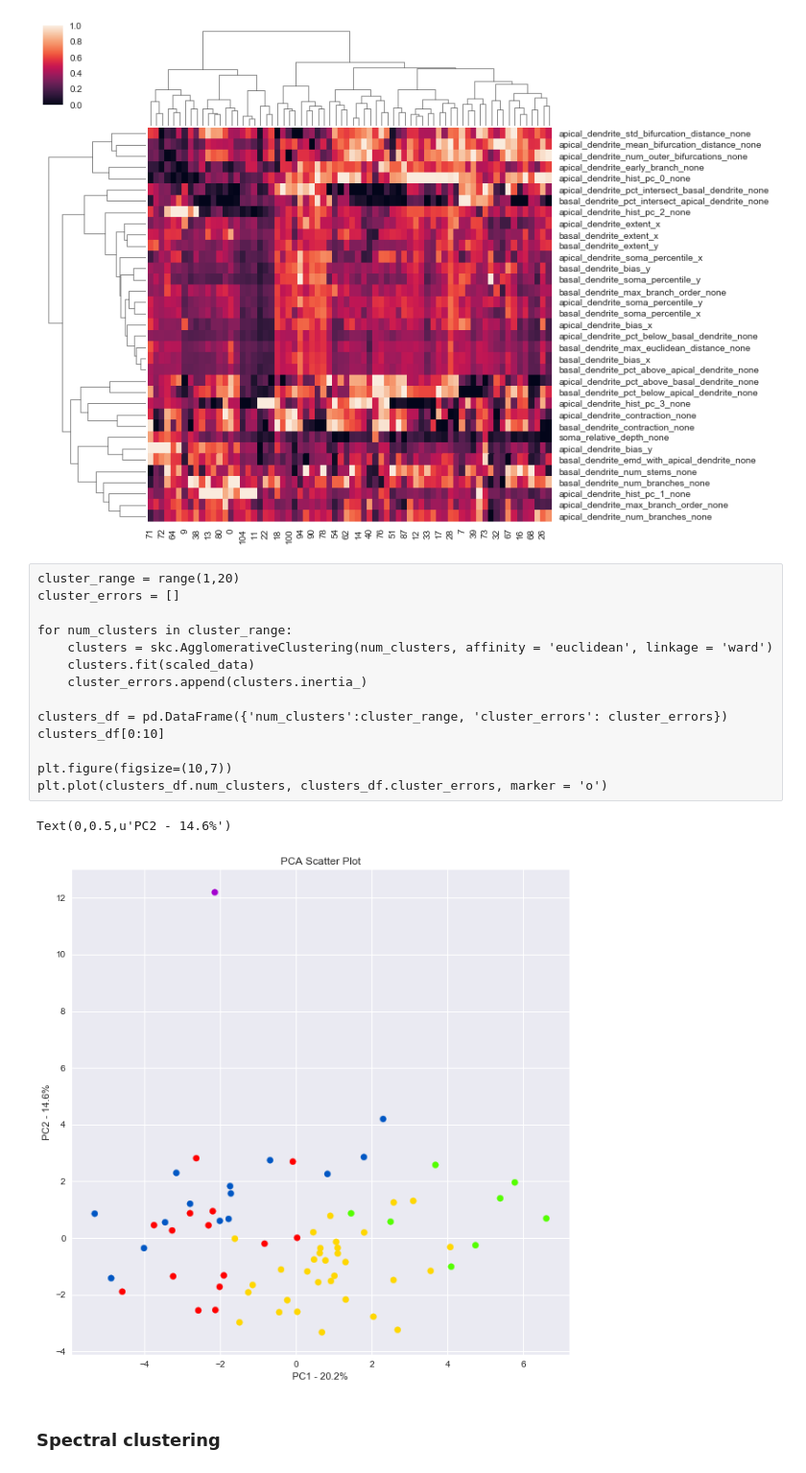
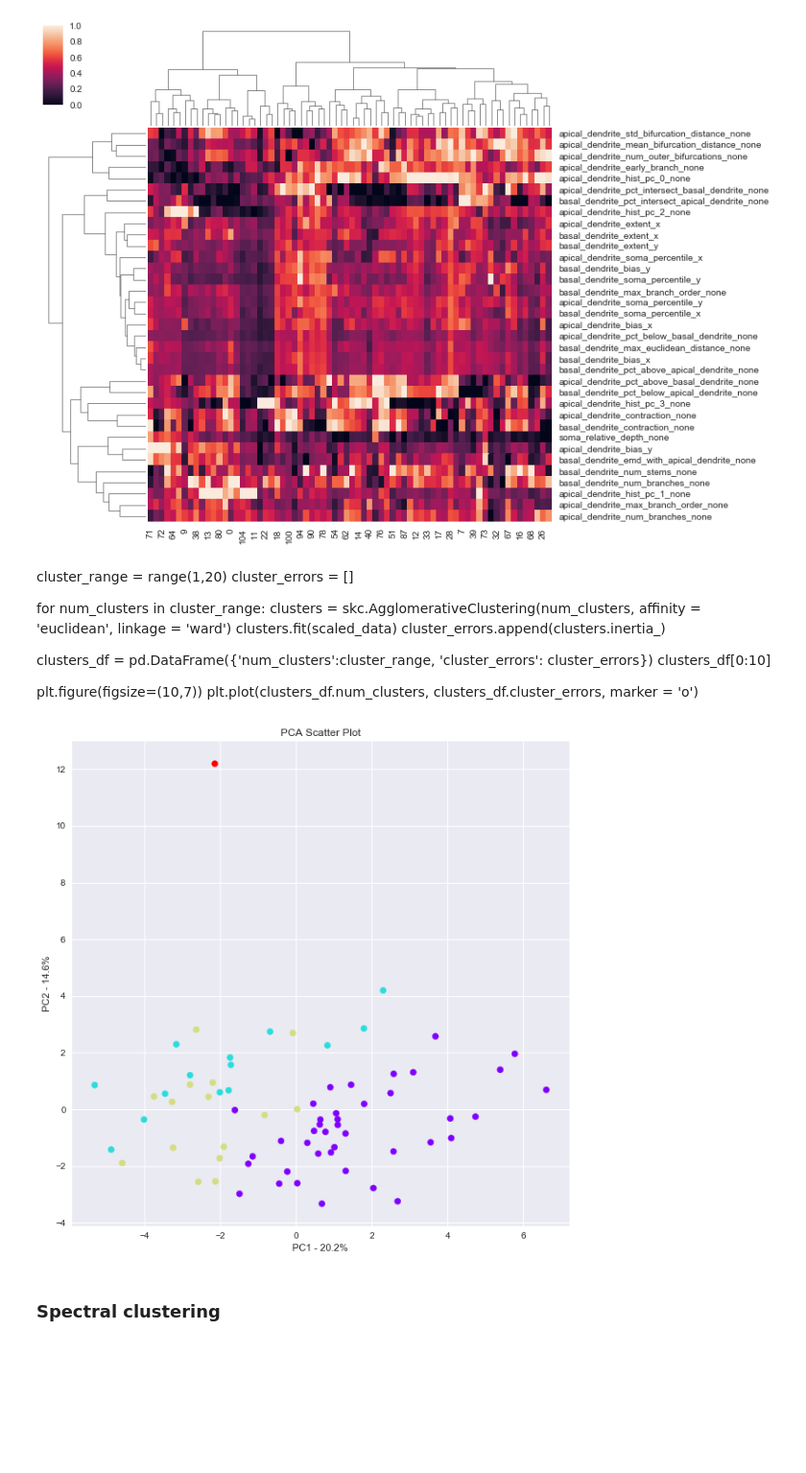
Before and after one commit to justin-yj-lee/AllenInstitute-HumanMorph, a Jupyter notebook: Spiny_Human_ME_Clustering.ipynb, the cells around one changed output. Shown at 96% size. Cells and saved outputs as stored; diff of their text form; code cells hidden in the pictures; blank space fills up the shorter version.

```diff
--- a/Spiny_Human_ME_Clustering.ipynb
+++ b/Spiny_Human_ME_Clustering.ipynb
@@ -397,7 +396,7 @@ def gap(data, refs=None, nrefs=20, ks=range(1,11)):
 # %% [raw]
 gap(pca_df)
 # %%
-kM_cluster = skc.KMeans(n_clusters=5)
+kM_cluster = skc.KMeans(n_clusters=4)
 kM_cluster.fit_predict(pca_df)
 
 plt.figure(figsize=(10,10))
@@ -405,4 +404,5 @@ plt.scatter(pca_df.PC1, pca_df.PC2, c=kM_cluster.labels_, cmap='rainbow')
 plt.title('PCA Scatter Plot')
 plt.xlabel('PC1 - {0}%'.format(per_var[0]))
 plt.ylabel('PC2 - {0}%'.format(per_var[1]))
+plt.show()
 # %% [output]
@@ -462,32 +461,32 @@ g = sns.clustermap(s_df.iloc[:,1:].transpose(), standard_scale = 1, metric='eucl
 [figure]
 <matplotlib.figure.Figure at 0x...>
 [figure]
-# %% [raw]
-cluster_range = range(1,20)
-cluster_errors = []
-
-for num_clusters in cluster_range:
-    clusters = skc.AgglomerativeClustering(num_clusters, affinity = 'euclidean', linkage = 'ward')
-    clusters.fit(scaled_data)
-    cluster_errors.append(clusters.inertia_)
-
-clusters_df = pd.DataFrame({'num_clusters':cluster_range, 'cluster_errors': cluster_errors})
-clusters_df[0:10]
-
-plt.figure(figsize=(10,7))
-plt.plot(clusters_df.num_clusters, clusters_df.cluster_errors, marker = 'o')
+# %% [markdown]
+cluster_range = range(1,20)
+cluster_errors = []
+
+for num_clusters in cluster_range:
+    clusters = skc.AgglomerativeClustering(num_clusters, affinity = 'euclidean', linkage = 'ward')
+    clusters.fit(scaled_data)
+    cluster_errors.append(clusters.inertia_)
+
+clusters_df = pd.DataFrame({'num_clusters':cluster_range, 'cluster_errors': cluster_errors})
+clusters_df[0:10]
+
+plt.figure(figsize=(10,7))
+plt.plot(clusters_df.num_clusters, clusters_df.cluster_errors, marker = 'o')
 # %%
-agg_cluster = skc.AgglomerativeClustering(n_clusters = 5, affinity = 'euclidean', linkage = 'ward')
+agg_cluster = skc.AgglomerativeClustering(n_clusters = 4, affinity = 'euclidean', linkage = 'ward')
 agg_cluster.fit(pca_df)
 
 plt.figure(figsize=(10,10))
-plt.scatter(pca_df.PC1, pca_df.PC2, c=agg_cluster.labels_, cmap='prism')
+plt.scatter(pca_df.PC1, pca_df.PC2, c=agg_cluster.labels_, cmap='rainbow')
 plt.title('PCA Scatter Plot')
 plt.xlabel('PC1 - {0}%'.format(per_var[0]))
 plt.ylabel('PC2 - {0}%'.format(per_var[1]))
+plt.show()
 # %% [output]
-Text(0,0.5,u'PC2 - 14.6%')
-[figure, old version]
+[figure, new version]
 # %% [markdown]
 ### Spectral clustering
 # %%
```
Also changed, not shown: parts of 12 cells of this notebook.
